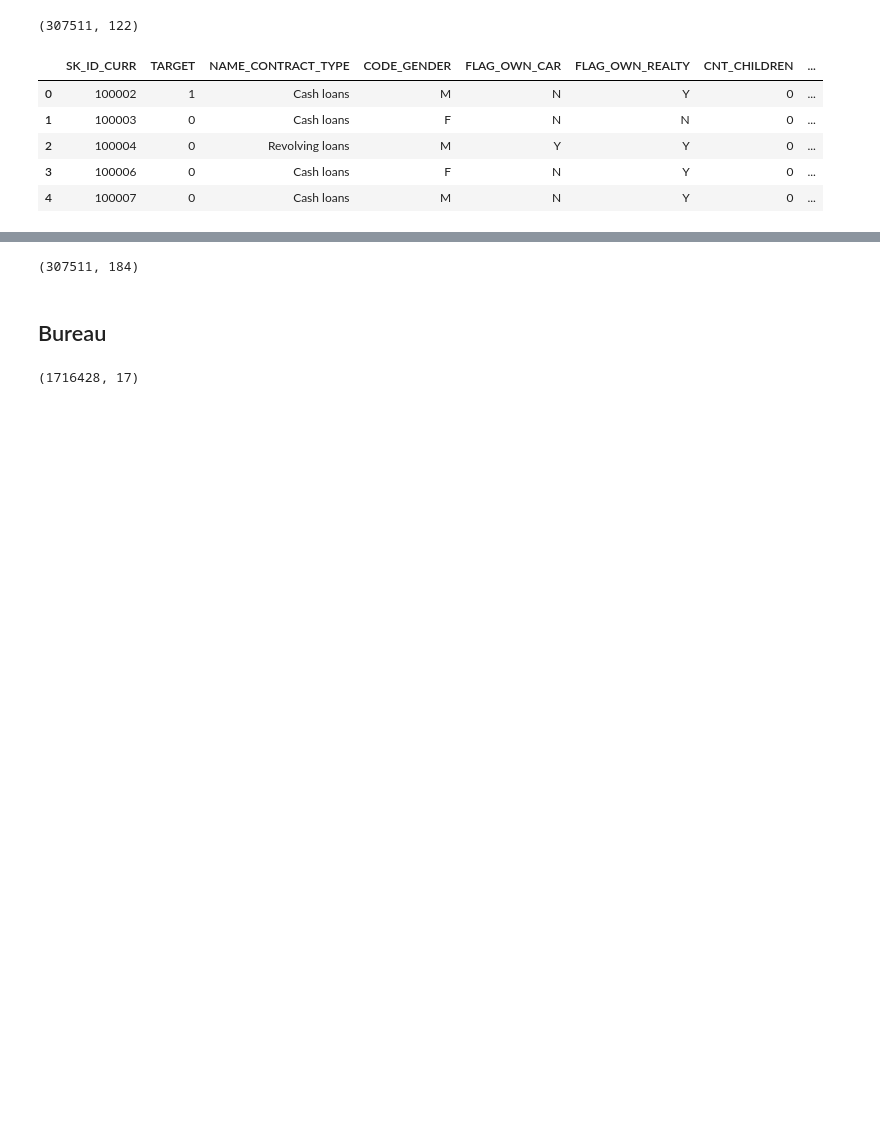
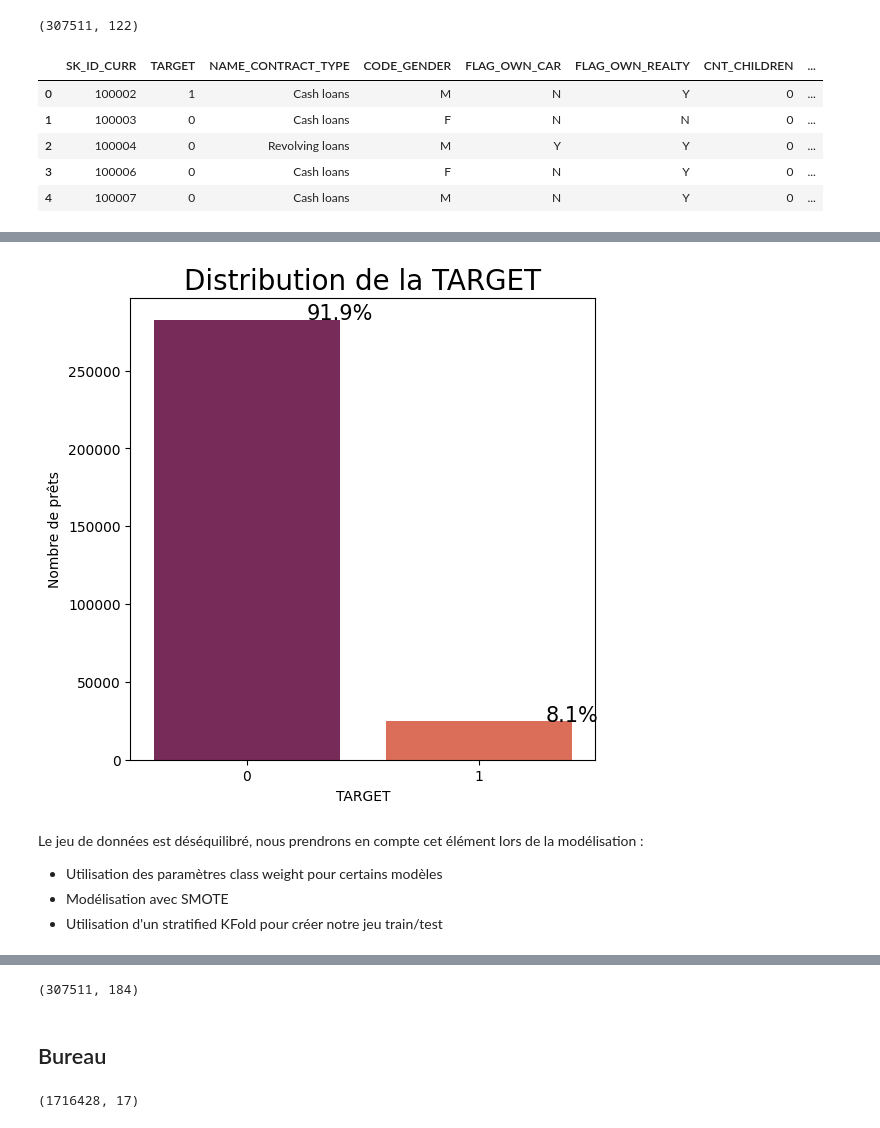
Before and after one commit to antmrv/oc_projet7, a Jupyter notebook: p7_modelisation.ipynb, the cells around one changed output, grey strips where cells are left out. Cells and saved outputs as stored; diff of their text form; code cells hidden in the pictures; blank space fills up the shorter version.

```diff
--- a/p7_modelisation.ipynb
+++ b/p7_modelisation.ipynb
@@ -121,0 +150,28 @@ app_train.head()
+# %%
+fig = plt.figure(figsize=(6, 6))
+
+total = float(len(app_train))
+
+ax = sns.countplot(data=app_train, x="TARGET",
+              palette="rocket")
+
+plt.ylabel("Nombre de prêts")
+plt.title("Distribution de la TARGET", fontsize=20)
+
+for p in ax.patches:
+    percentage = '{:.1f}%'.format(100\
+                                  * p.get_height()\
+                                  /total)
+    x = p.get_x() + p.get_width()
+    y = p.get_height()
+    ax.annotate(percentage, (x, y),
+                ha='center', fontsize = 15)
+
+plt.show()
+# %% [output]
+[figure, added]
+# %% [markdown]
+Le jeu de données est déséquilibré, nous prendrons en compte cet élément lors de la modélisation :
+- Utilisation des paramètres class weight pour certains modèles
+- Modélisation avec SMOTE
+- Utilisation d'un stratified KFold pour créer notre jeu train/test
```
Also changed, not shown: parts of 54 cells of this notebook.
